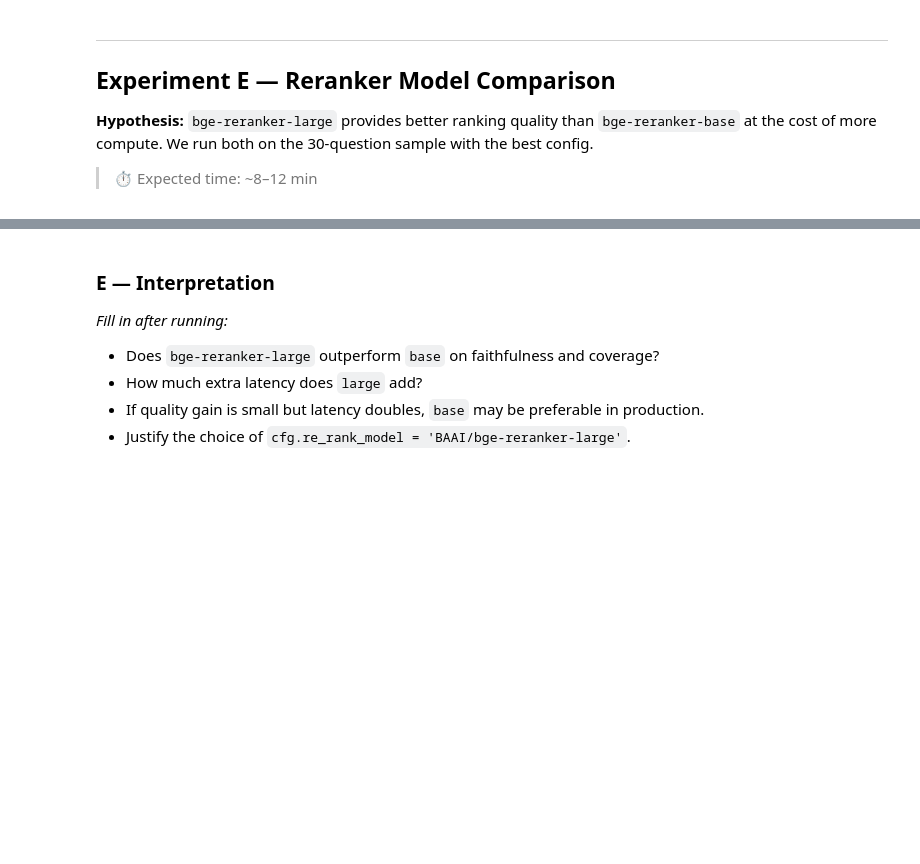
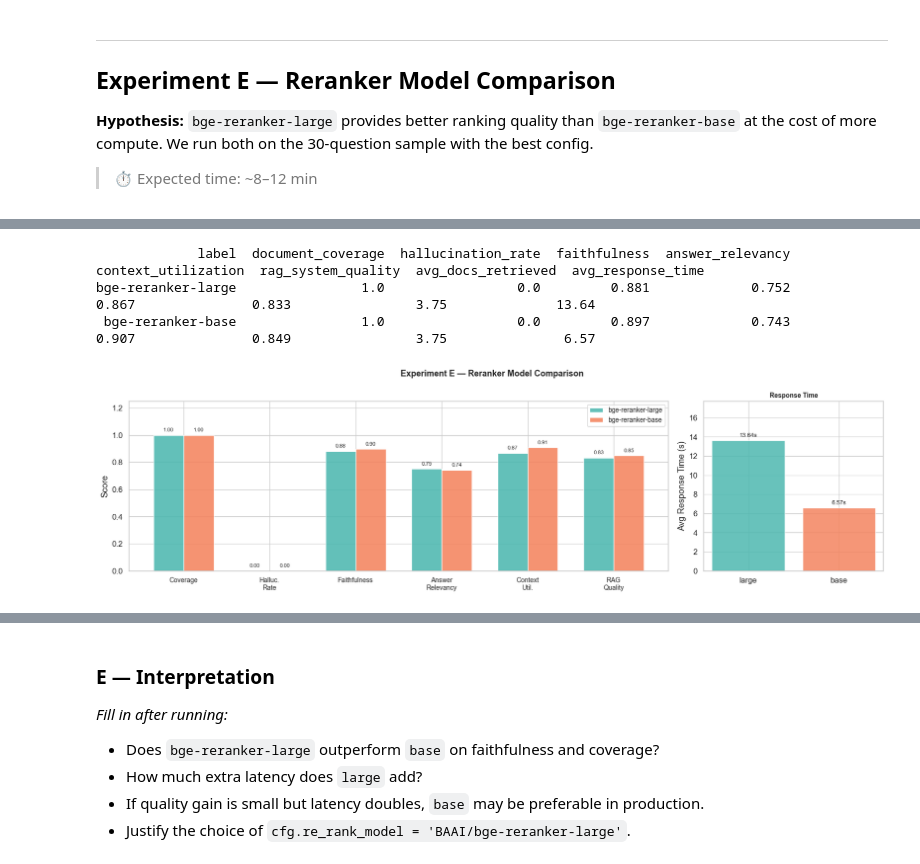
Before and after one commit to sprieton/BabyChatty, a Jupyter notebook: BabyChatty_Evaluation_v2.ipynb, the cells around one changed output, grey strips where cells are left out. Drawn from its saved outputs; the diff is of its cells as text; code cells hidden in the pictures; blank space fills up the shorter version.

```diff
--- a/BabyChatty_Evaluation_v2.ipynb
+++ b/BabyChatty_Evaluation_v2.ipynb
@@ -52,7 +52,7 @@ warnings.filterwarnings('ignore')
 load_dotenv()
 
 # ── Project root ─────────────────────────────────────────────────────────────
-PROJECT_ROOT = Path().resolve().parent   # adjust if notebook lives in /notebooks
+PROJECT_ROOT = Path().resolve()  # adjust if notebook lives in /notebooks
 sys.path.insert(0, str(PROJECT_ROOT))
 
 # ── Plotting defaults ─────────────────────────────────────────────────────────
@@ -714,0 +1189,57 @@ plt.show()
+# %%
+s_rer_large = summarize(df_rer_large, 'bge-reranker-large')
+s_rer_base  = summarize(df_rer_base,  'bge-reranker-base')
+
+df_rer_cmp = pd.DataFrame([s_rer_large, s_rer_base])
+print(df_rer_cmp[SHOW_COLS].to_string(index=False))
+
+# ── Combined figure: quality metrics + response time ─────────────────────────
+compare_metrics = ['document_coverage','hallucination_rate','faithfulness',
+                   'answer_relevancy','context_utilization','rag_system_quality']
+labels_plot = ['Coverage','Halluc.\nRate','Faithfulness',
+               'Answer\nRelevancy','Context\nUtil.','RAG\nQuality']
+
+large_vals = [s_rer_large[m] for m in compare_metrics]
+base_vals  = [s_rer_base[m]  for m in compare_metrics]
+x = np.arange(len(compare_metrics))
+w = 0.35
+
+fig, (ax1, ax2) = plt.subplots(1, 2, figsize=(17, 5),
+                                gridspec_kw={'width_ratios': [3, 1]})
+fig.suptitle('Experiment E — Reranker Model Comparison', fontsize=13, fontweight='bold')
+
+# ── Left: quality metrics ─────────────────────────────────────────────────────
+b1 = ax1.bar(x - w/2, large_vals, w, label='bge-reranker-large',
+             color=COLORS['main'], alpha=0.88, edgecolor='white')
+b2 = ax1.bar(x + w/2, base_vals,  w, label='bge-reranker-base',
+             color=COLORS['alt'],  alpha=0.88, edgecolor='white')
+ax1.set_xticks(x)
+ax1.set_xticklabels(labels_plot, fontsize=10)
+ax1.set_ylim(0, 1.25)
+ax1.set_ylabel('Score')
+ax1.legend(fontsize=10)
+for bar in list(b1) + list(b2):
+    h = bar.get_height()
+    if not np.isnan(h):
+        ax1.text(bar.get_x() + bar.get_width() / 2, h + 0.02,
+                 f'{h:.2f}', ha='center', va='bottom', fontsize=8)
+
+# ── Right: response time ──────────────────────────────────────────────────────
+rt_vals  = [s_rer_large['avg_response_time'], s_rer_base['avg_response_time']]
+rt_bars  = ax2.bar(['large', 'base'], rt_vals,
+                   color=[COLORS['main'], COLORS['alt']], alpha=0.85, edgecolor='white')
+ax2.set_ylabel('Avg Response Time (s)')
+ax2.set_title('Response Time', fontsize=10, fontweight='bold')
+ax2.set_ylim(0, max(rt_vals) * 1.3)
+for bar, val in zip(rt_bars, rt_vals):
+    ax2.text(bar.get_x() + bar.get_width() / 2, bar.get_height() + 0.2,
+             f'{val:.2f}s', ha='center', va='bottom', fontsize=9)
+
+plt.tight_layout()
+plt.savefig(FIGURES_DIR / 'expE_reranker_comparison.png', dpi=150, bbox_inches='tight')
+plt.show()
+# %% [output]
+             label  document_coverage  hallucination_rate  faithfulness  answer_relevancy  context_utilization  rag_system_quality  avg_docs_retrieved  avg_response_time
+bge-reranker-large                1.0                 0.0         0.881             0.752                0.867               0.833                3.75              13.64
+ bge-reranker-base                1.0                 0.0         0.897             0.743                0.907               0.849                3.75               6.57
+[figure, added]
```
Also changed, not shown: parts of 45 cells of this notebook.
